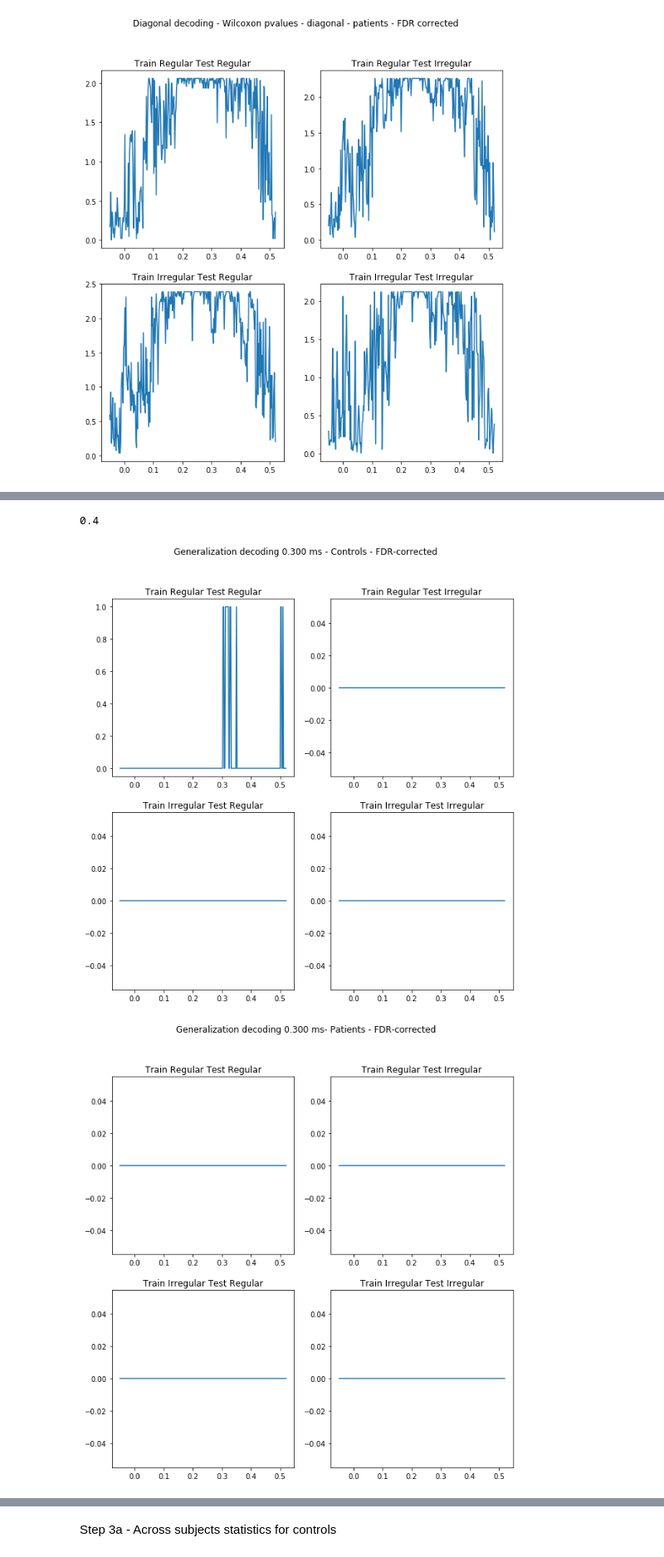
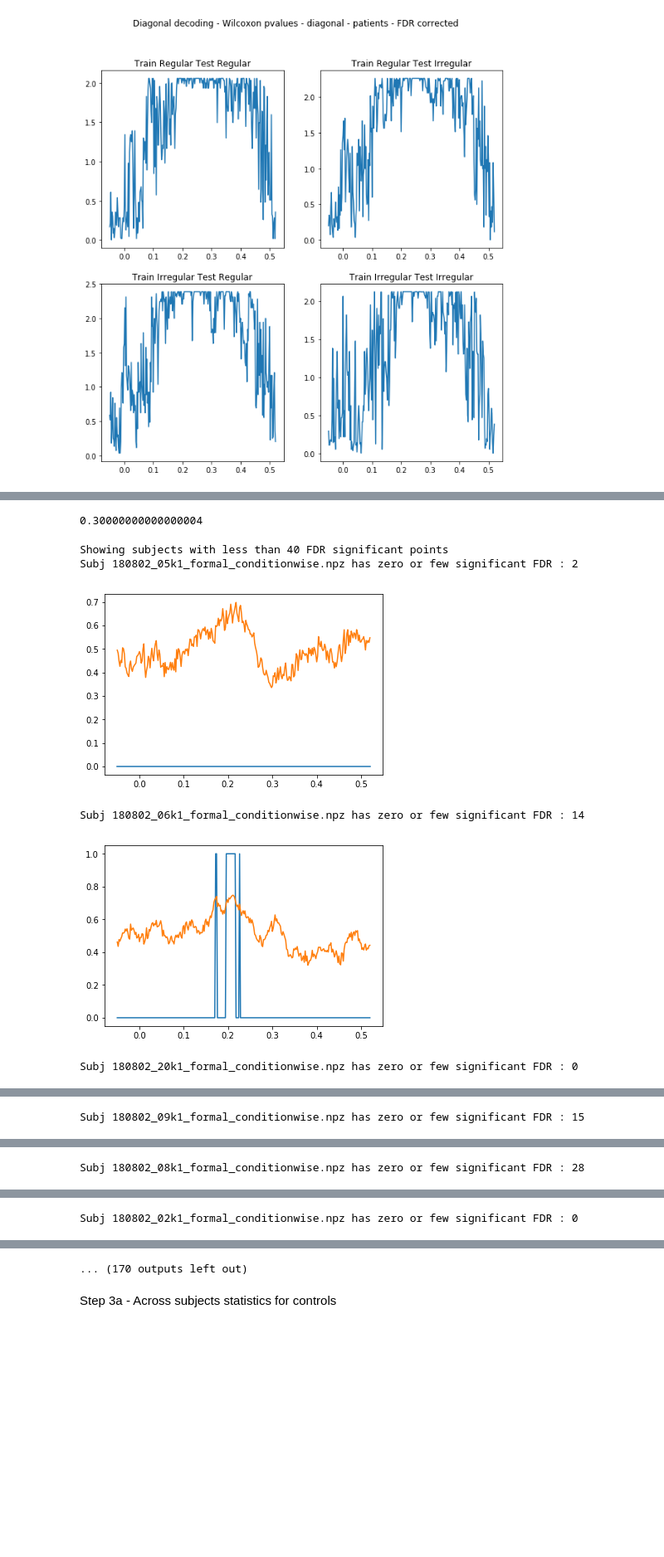
Before and after one commit to nicofarr/pd_osc_decoding, a Jupyter notebook: MNE-Statistics.ipynb, the cells around one changed output, grey strips where cells are left out. Shown at 83% size. Drawn from its saved outputs; the diff is of its cells as text; code cells hidden in the pictures; blank space fills up the shorter version.

```diff
--- a/MNE-Statistics.ipynb
+++ b/MNE-Statistics.ipynb
@@ -449,15 +442,0 @@ In the time window for which diagonal classification is significant for most, in
-# %%
-def offdiagonal_group(subjlist,statspath,timepoint):
-
-
-    for subj in subjlist:
-        cursubj = os.path.join(statspath,subj)
-        curpvals = np.load(cursubj)['pval'].mean(axis=1) # Calculating mean p-value accross CV splits
-        diag_pvals = np.stack([curmat[timepoint,:] for curmat in curpvals]) # extract a line from the matrix
-
-        diag_sig_fdr = []
-        for curdiag in diag_pvals:
-            H,p,_,_=multitest.multipletests(curdiag,method='fdr_bh')
-            diag_sig_fdr.append(H)
-
-        return np.stack(diag_sig_fdr)
@@ -471,41 +507,44 @@ print(timevec[tp_ind])
 # %%
-tp_ind2 = 225
+tp_ind2 = 175
 ### Find the index corresponding to this timepoint
 print(timevec[tp_ind2])
 # %% [output]
-0.4
+0.30000000000000004
 # %%
-for curtp_ind in [175,200,225]:
+for curtp_ind in [125,150,175]:
 
-    offdiag_sig_fdr_controls = offdiagonal_group(controls_id,statspath,curtp_ind)
-    offdiag_sig_fdr_patients = offdiagonal_group(patients_id,statspath,curtp_ind)
-
+    offdiag_sig_fdr_controls,_,_ = offdiagonal_group(controls_id,statspath,curtp_ind,doplots=True,timevec=timevec)
+    offdiag_sig_fdr_patients,_,_ = offdiagonal_group(patients_id,statspath,curtp_ind,doplots=True,timevec=timevec)
 
     subtitles = ['Train Regular Test Regular',
                 'Train Regular Test Irregular',
                 'Train Irregular Test Regular',
                 'Train Irregular Test Irregular']
 
 
     plt.figure(figsize=(10,10))
 
     for i in range(1,5):
         plt.subplot(2,2,i)
         plt.plot(timevec,offdiag_sig_fdr_controls[i-1])
         plt.title(subtitles[i-1])
     plt.suptitle('Generalization decoding %0.3f ms - Controls - FDR-corrected' % timevec[curtp_ind])
     plt.show()
 
 
     plt.figure(figsize=(10,10))
 
 
     for i in range(1,5):
         plt.subplot(2,2,i)
         plt.plot(timevec,offdiag_sig_fdr_patients[i-1])
         plt.title(subtitles[i-1])
     plt.suptitle('Generalization decoding %0.3f ms- Patients - FDR-corrected' % timevec[curtp_ind])
     plt.show()
 # %% [output]
+Showing subjects with less than 40 FDR significant points
+Subj 180802_05k1_formal_conditionwise.npz has zero or few significant FDR : 2
-[figure, old version]
+[figure, new version]
+Subj 180802_06k1_formal_conditionwise.npz has zero or few significant FDR : 14
-[figure, old version]
+[figure, new version]
+Subj 180802_20k1_formal_conditionwise.npz has zero or few significant FDR : 0
@@ -512,0 +552 @@ for curtp_ind in [175,200,225]:
+Subj 180802_09k1_formal_conditionwise.npz has zero or few significant FDR : 15
@@ -513,0 +554 @@ for curtp_ind in [175,200,225]:
+Subj 180802_08k1_formal_conditionwise.npz has zero or few significant FDR : 28
@@ -514,0 +556 @@ for curtp_ind in [175,200,225]:
+Subj 180802_02k1_formal_conditionwise.npz has zero or few significant FDR : 0
@@ -516,3 +558,4 @@ for curtp_ind in [175,200,225]:
+... (170 outputs left out)
 # %% [markdown]
 Step 3a - Across subjects statistics for controls
 # %%
```
Also changed, not shown: parts of 8 cells of this notebook.
